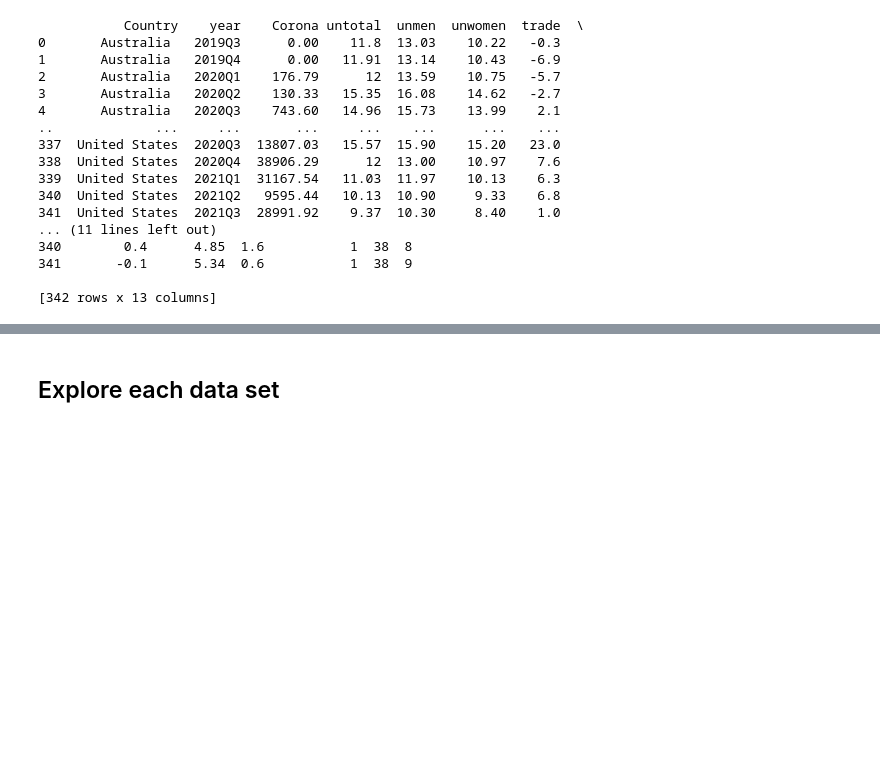
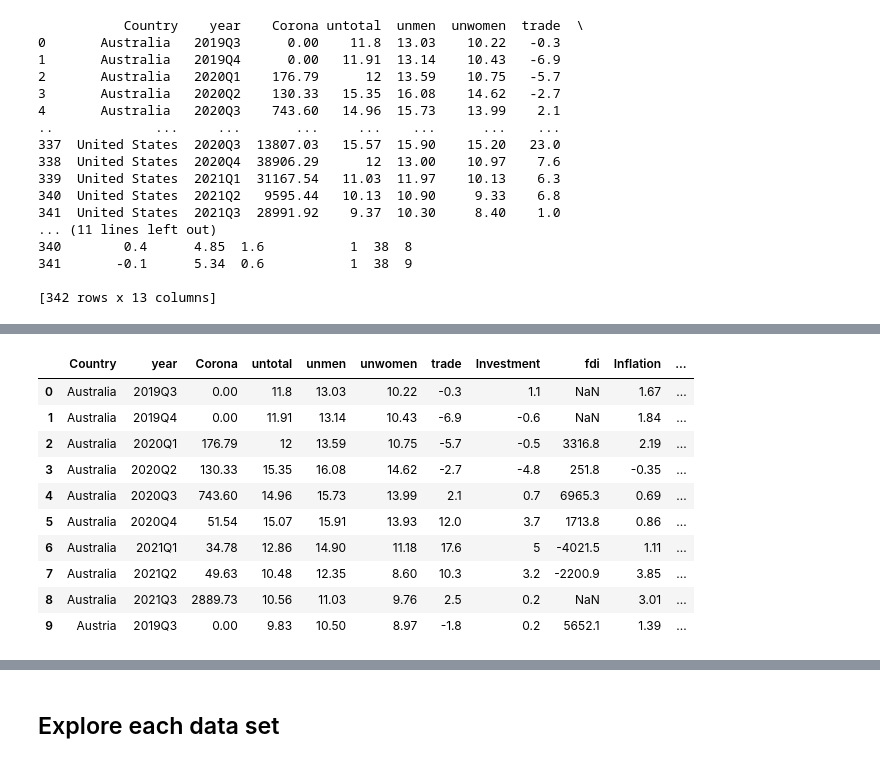
Before and after one commit to NumEconCopenhagen/projects-2023-mc, a Jupyter notebook: dataproject/dataproject.ipynb, the cells around one changed output, grey strips where cells are left out. Saved outputs shown, nothing was run; the diff lists cells and outputs as text; code cells hidden in the pictures; blank space fills up the shorter version.

```diff
--- a/dataproject/dataproject.ipynb
+++ b/dataproject/dataproject.ipynb
@@ -64,4 +95,16 @@ empl.loc[I, :]
 # %%
-empl = empl.loc[I == False] # keep everything else
-empl.head(10)
+data2 = data2.loc[I == False] # keep everything else
+data.head(10)
+# %% [output]
+|  | Country | year | Corona | untotal | unmen | unwomen | trade | Investment | fdi | Inflation | ... |
+| 0 | Australia | 2019Q3 | 0.00 | 11.8 | 13.03 | 10.22 | -0.3 | 1.1 | NaN | 1.67 | ... |
+| 1 | Australia | 2019Q4 | 0.00 | 11.91 | 13.14 | 10.43 | -6.9 | -0.6 | NaN | 1.84 | ... |
+| 2 | Australia | 2020Q1 | 176.79 | 12 | 13.59 | 10.75 | -5.7 | -0.5 | 3316.8 | 2.19 | ... |
+| 3 | Australia | 2020Q2 | 130.33 | 15.35 | 16.08 | 14.62 | -2.7 | -4.8 | 251.8 | -0.35 | ... |
+| 4 | Australia | 2020Q3 | 743.60 | 14.96 | 15.73 | 13.99 | 2.1 | 0.7 | 6965.3 | 0.69 | ... |
+| 5 | Australia | 2020Q4 | 51.54 | 15.07 | 15.91 | 13.93 | 12.0 | 3.7 | 1713.8 | 0.86 | ... |
+| 6 | Australia | 2021Q1 | 34.78 | 12.86 | 14.90 | 11.18 | 17.6 | 5 | -4021.5 | 1.11 | ... |
+| 7 | Australia | 2021Q2 | 49.63 | 10.48 | 12.35 | 8.60 | 10.3 | 3.2 | -2200.9 | 3.85 | ... |
+| 8 | Australia | 2021Q3 | 2889.73 | 10.56 | 11.03 | 9.76 | 2.5 | 0.2 | NaN | 3.01 | ... |
+| 9 | Austria | 2019Q3 | 0.00 | 9.83 | 10.50 | 8.97 | -1.8 | 0.2 | 5652.1 | 1.39 | ... |
 # %%
```
Also changed, not shown: parts of 5 cells of this notebook, 1 other file.
